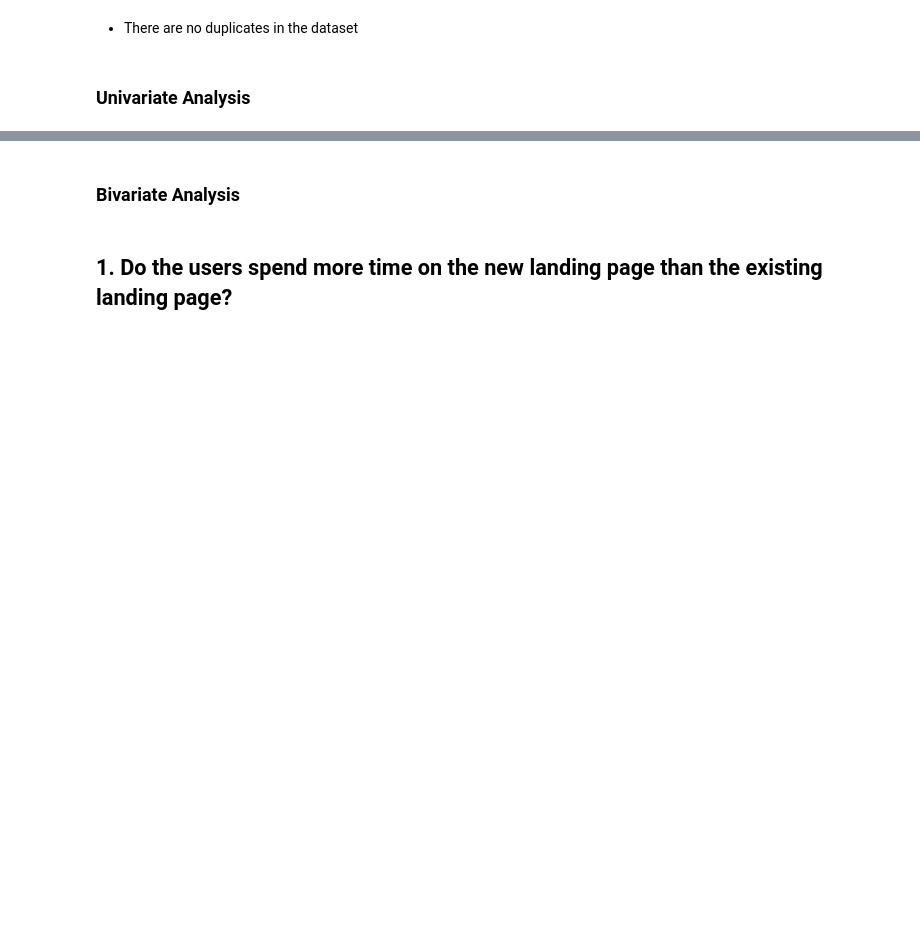
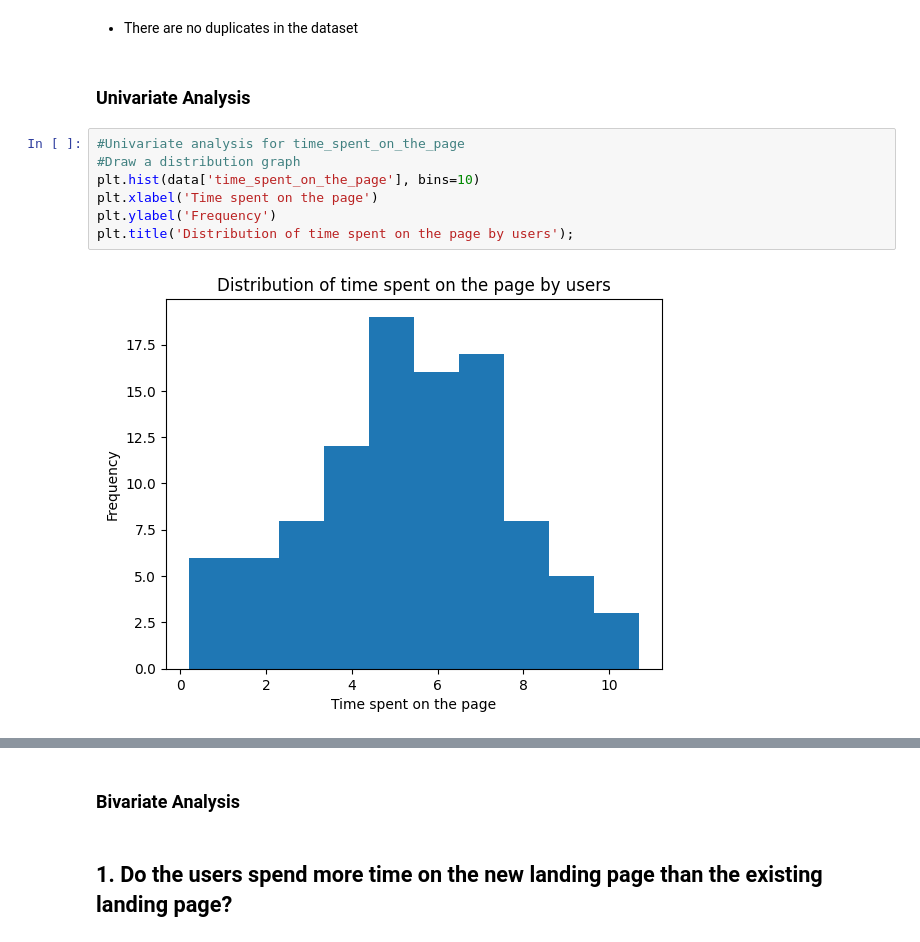
Before and after one commit to akatjizeu/Data-Science, a Jupyter notebook: deakin-bridging/business-stats/ENews_Express_Learner_Notebook_Full_Code.ipynb, the cells around one changed output, grey strips where cells are left out. Saved outputs shown, nothing was run; the diff lists cells and outputs as text; blank space fills up the shorter version.

Commit message:
Univariate analysis completed

```diff
--- a/deakin-bridging/business-stats/ENews_Express_Learner_Notebook_Full_Code.ipynb
+++ b/deakin-bridging/business-stats/ENews_Express_Learner_Notebook_Full_Code.ipynb
@@ -124,3 +123,12 @@ np.int64(0)
 * There are no duplicates in the dataset
 # %% [markdown]
 ### Univariate Analysis
+# %%
+#Univariate analysis for time_spent_on_the_page
+#Draw a distribution graph
+plt.hist(data['time_spent_on_the_page'], bins=10)
+plt.xlabel('Time spent on the page')
+plt.ylabel('Frequency')
+plt.title('Distribution of time spent on the page by users');
+# %% [output]
+[figure, added]
```
Also changed, not shown: parts of 10 cells of this notebook.
